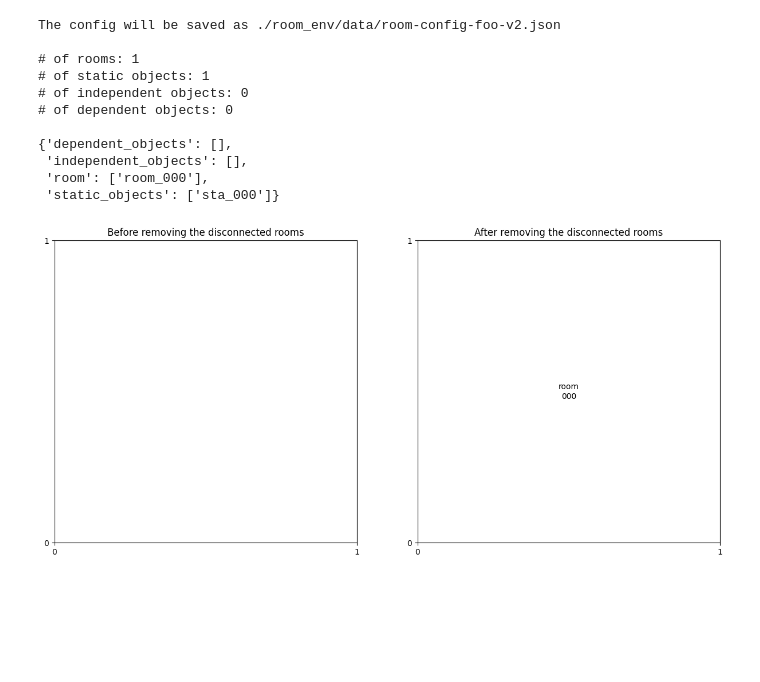
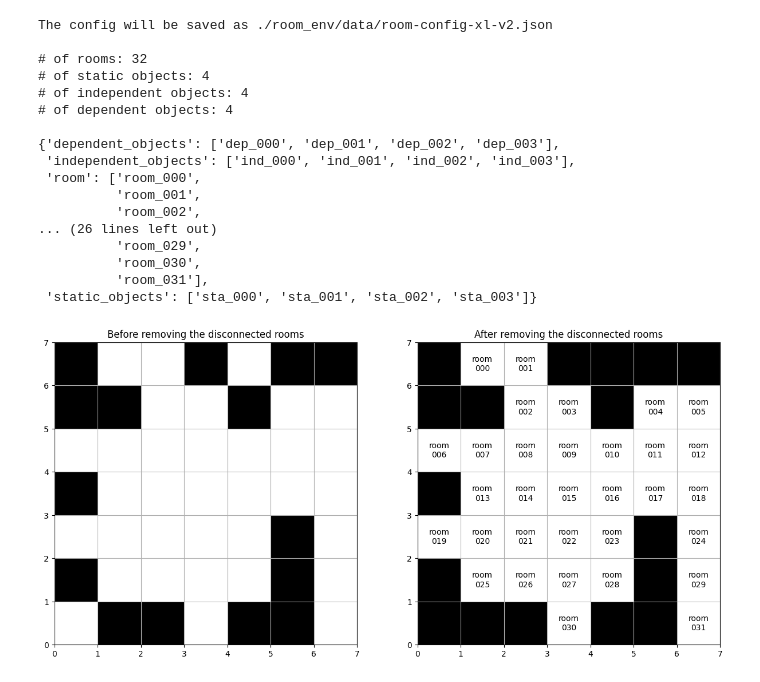
Before and after one commit to humemai/room-env, a Jupyter notebook: room-env-v2.ipynb, the cells around one changed output. Cells and saved outputs as stored; diff of their text form; code cells hidden in the pictures; blank space fills up the shorter version.

```diff
--- a/room-env-v2.ipynb
+++ b/room-env-v2.ipynb
@@ -1,30 +1,36 @@
 # %%
 import random
 from room_env.create_room2 import RoomCreator
 
 room_creator = RoomCreator(
-    filename="foo",
-    grid_length=1,
-    num_rooms=1,
-    num_static_objects=1,
-    num_independent_objects=0,
-    num_dependent_objects=0,
+    filename="xl",
+    grid_length=7,
+    num_rooms=32,
+    num_static_objects=4,
+    num_independent_objects=4,
+    num_dependent_objects=4,
     room_prob=0.5,
     minimum_transition_stay_prob=0.6,
-    static_object_in_every_room=True,
+    static_object_in_every_room=False,
     give_fake_names=False,
 )
 room_creator.run()
 # %% [output]
-The config will be saved as ./room_env/data/room-config-foo-v2.json
+The config will be saved as ./room_env/data/room-config-xl-v2.json
 
-# of rooms: 1
-# of static objects: 1
-# of independent objects: 0
-# of dependent objects: 0
+# of rooms: 32
+# of static objects: 4
+# of independent objects: 4
+# of dependent objects: 4
 
-{'dependent_objects': [],
- 'independent_objects': [],
- 'room': ['room_000'],
- 'static_objects': ['sta_000']}
+{'dependent_objects': ['dep_000', 'dep_001', 'dep_002', 'dep_003'],
+ 'independent_objects': ['ind_000', 'ind_001', 'ind_002', 'ind_003'],
+ 'room': ['room_000',
+          'room_001',
+          'room_002',
+... (26 lines left out)
+          'room_029',
+          'room_030',
+          'room_031'],
+ 'static_objects': ['sta_000', 'sta_001', 'sta_002', 'sta_003']}
-[figure, old version]
+[figure, new version]
```
Also changed, not shown: parts of 8 cells of this notebook, 18 other files.
